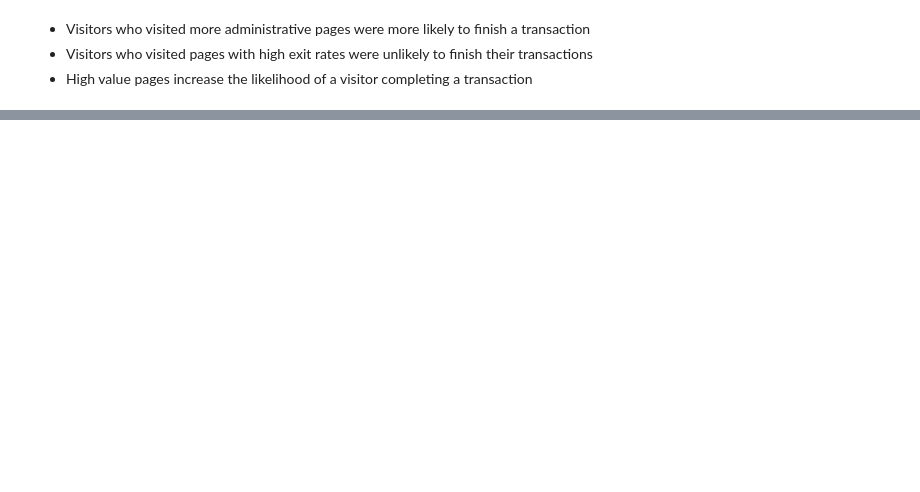
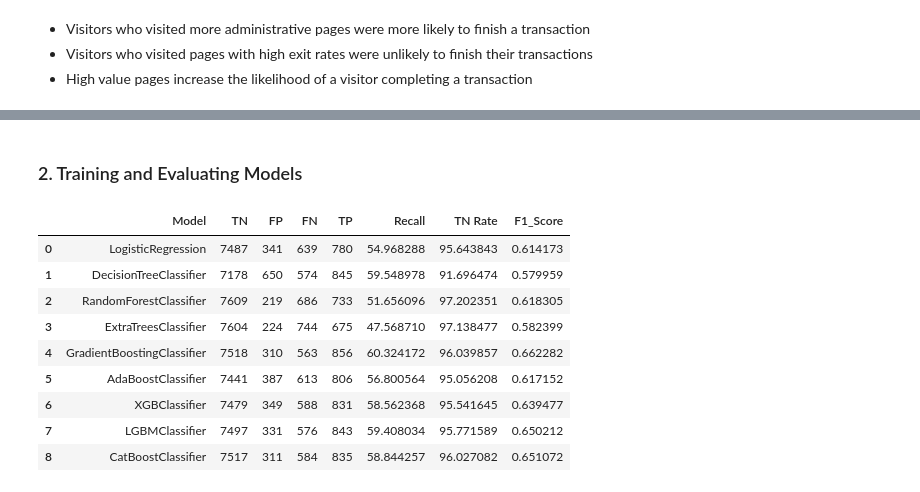
Before and after one commit to hassan-ademola/shopping_intention, a Jupyter notebook: notebook.ipynb, the cells around one changed output, grey strips where cells are left out. Cells and saved outputs as stored; diff of their text form; code cells hidden in the pictures; blank space fills up the shorter version.

```diff
--- a/notebook.ipynb
+++ b/notebook.ipynb
@@ -398,0 +418,14 @@ Wall time: 736 ms
+# %%
+# create train and test set
+from sklearn.model_selection import train_test_split
+train,test = train_test_split(df,test_size=0.25,random_state=42)
+
+# reset indices
+train.reset_index(drop=True,inplace=True)
+test.reset_index(drop=True,inplace=True)
+
+# seperate features from target
+X_train = train.drop('Revenue',axis=1)
+y_train = train.Revenue
+X_test = test.drop('Revenue',axis=1)
+y_test = test.Revenue
@@ -398,0 +437,4 @@ Wall time: 736 ms
+# %%
+# create a list of numerical and categorical attributes
+num_attr = list(num_cols.copy())
+cat_attr = list(cat_cols.drop('Revenue'))
@@ -398,0 +493,29 @@ Wall time: 736 ms
+# %% [markdown]
+### 2. Training and Evaluating Models
+# %%
+model_preds = {}
+for model in models:
+    full_pipeline = Pipeline([('preprocessor',preprocessor),
+                             ('model',model)])
+    cv = cross_val_predict(full_pipeline,X_train,y_train,cv=5)
+    model_preds[model.__class__.__name__]=cv
+confusion_matrices = {model:confusion_matrix(y_train,preds) for model,preds in model_preds.items()}
+# %%
+results = pd.DataFrame()
+results['Model'] = list(confusion_matrices.keys())
+results[['TN','FP','FN','TP']] = [matrix.ravel() for matrix in list(confusion_matrices.values())]
+results['Recall'] = results.TP*100/(results.TP+results.FN)
+results['TN Rate'] = results.TN*100/(results.TN+results.FP)
+results['F1_Score'] =[ f1_score(y_train,preds) for preds in model_preds.values()]
+results
+# %% [output]
+|  | Model | TN | FP | FN | TP | Recall | TN Rate | F1_Score |
+| 0 | LogisticRegression | 7487 | 341 | 639 | 780 | 54.968288 | 95.643843 | 0.614173 |
+| 1 | DecisionTreeClassifier | 7178 | 650 | 574 | 845 | 59.548978 | 91.696474 | 0.579959 |
+| 2 | RandomForestClassifier | 7609 | 219 | 686 | 733 | 51.656096 | 97.202351 | 0.618305 |
+| 3 | ExtraTreesClassifier | 7604 | 224 | 744 | 675 | 47.568710 | 97.138477 | 0.582399 |
+| 4 | GradientBoostingClassifier | 7518 | 310 | 563 | 856 | 60.324172 | 96.039857 | 0.662282 |
+| 5 | AdaBoostClassifier | 7441 | 387 | 613 | 806 | 56.800564 | 95.056208 | 0.617152 |
+| 6 | XGBClassifier | 7479 | 349 | 588 | 831 | 58.562368 | 95.541645 | 0.639477 |
+| 7 | LGBMClassifier | 7497 | 331 | 576 | 843 | 59.408034 | 95.771589 | 0.650212 |
+| 8 | CatBoostClassifier | 7517 | 311 | 584 | 835 | 58.844257 | 96.027082 | 0.651072 |
```
Also changed, not shown: parts of 24 cells of this notebook, 1 other file.
